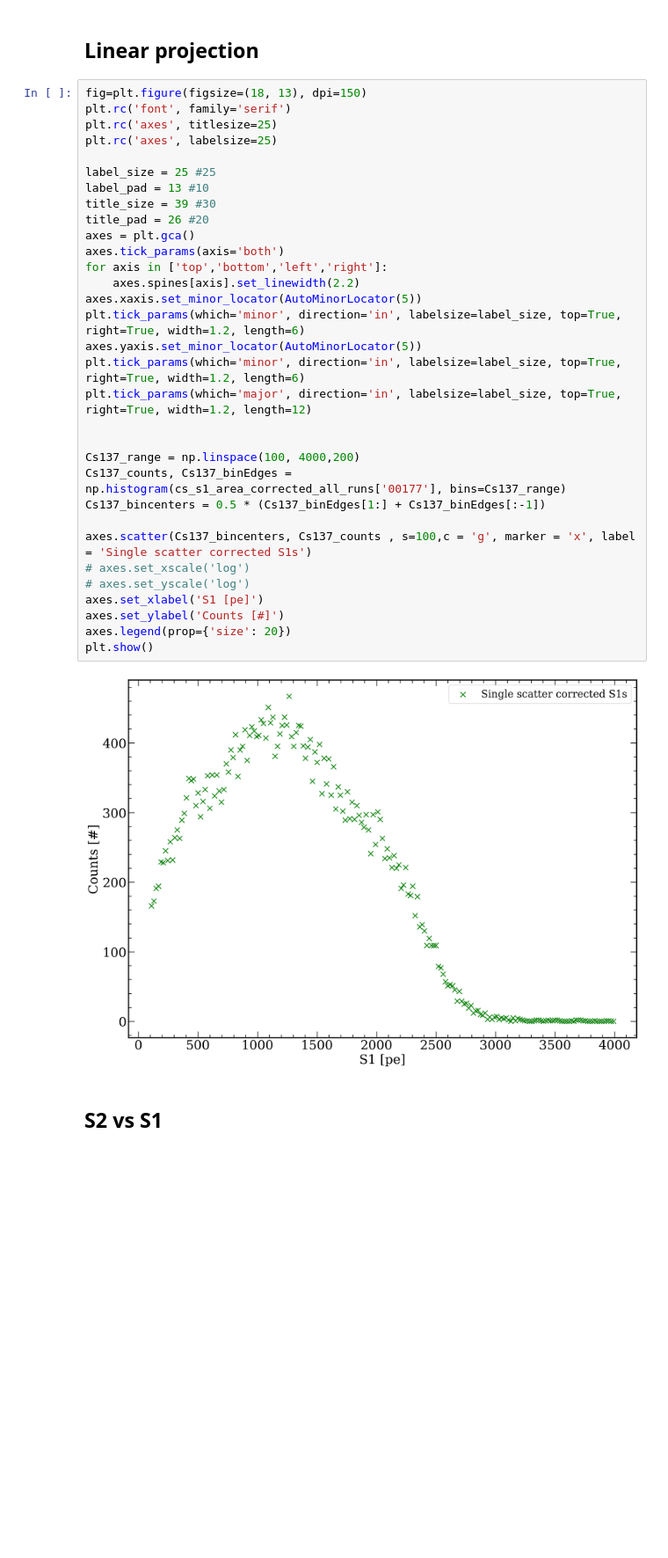
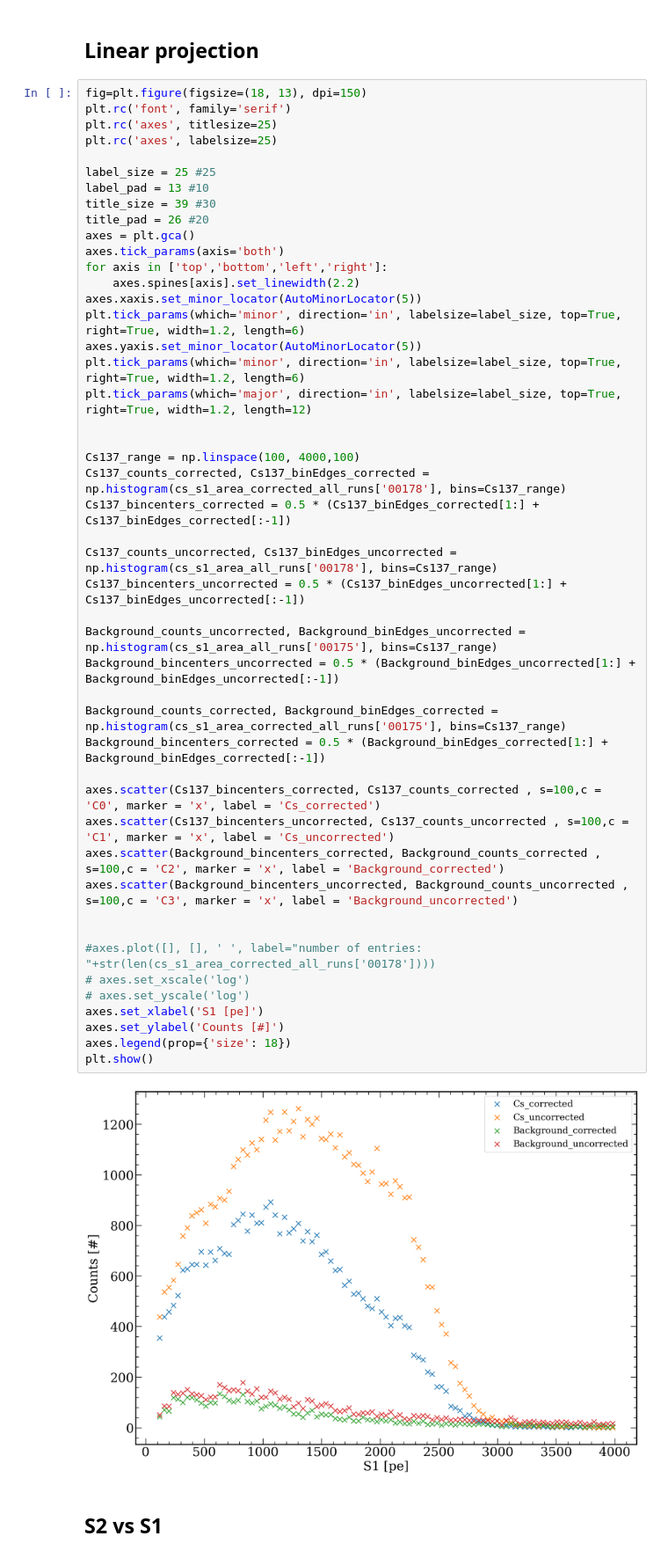
Before and after one commit to AG-Schumann/xebra_scripts, a Jupyter notebook: strax_analysis/First_look_into_cs_background_discrimination.ipynb, the cells around one changed output. Shown at 88% size. Drawn from its saved outputs; the diff is of its cells as text; blank space fills up the shorter version.

```diff
--- a/strax_analysis/First_look_into_cs_background_discrimination.ipynb
+++ b/strax_analysis/First_look_into_cs_background_discrimination.ipynb
@@ -430,37 +534,52 @@ plt.show()
 # %%
 fig=plt.figure(figsize=(18, 13), dpi=150)
 plt.rc('font', family='serif')
 plt.rc('axes', titlesize=25)
 plt.rc('axes', labelsize=25)
 
 label_size = 25 #25
 label_pad = 13 #10
 title_size = 39 #30
 title_pad = 26 #20
 axes = plt.gca()
 axes.tick_params(axis='both')
 for axis in ['top','bottom','left','right']:
     axes.spines[axis].set_linewidth(2.2)
 axes.xaxis.set_minor_locator(AutoMinorLocator(5))
 plt.tick_params(which='minor', direction='in', labelsize=label_size, top=True, right=True, width=1.2, length=6)
 axes.yaxis.set_minor_locator(AutoMinorLocator(5))
 plt.tick_params(which='minor', direction='in', labelsize=label_size, top=True, right=True, width=1.2, length=6)
 plt.tick_params(which='major', direction='in', labelsize=label_size, top=True, right=True, width=1.2, length=12)
 
 
-Cs137_range = np.linspace(100, 4000,200)
-Cs137_counts, Cs137_binEdges = np.histogram(cs_s1_area_corrected_all_runs['00177'], bins=Cs137_range)
-Cs137_bincenters = 0.5 * (Cs137_binEdges[1:] + Cs137_binEdges[:-1])
+Cs137_range = np.linspace(100, 4000,100)
+Cs137_counts_corrected, Cs137_binEdges_corrected = np.histogram(cs_s1_area_corrected_all_runs['00178'], bins=Cs137_range)
+Cs137_bincenters_corrected = 0.5 * (Cs137_binEdges_corrected[1:] + Cs137_binEdges_corrected[:-1])
 
-axes.scatter(Cs137_bincenters, Cs137_counts , s=100,c = 'g', marker = 'x', label = 'Single scatter corrected S1s')
+Cs137_counts_uncorrected, Cs137_binEdges_uncorrected = np.histogram(cs_s1_area_all_runs['00178'], bins=Cs137_range)
+Cs137_bincenters_uncorrected = 0.5 * (Cs137_binEdges_uncorrected[1:] + Cs137_binEdges_uncorrected[:-1])
+
+Background_counts_uncorrected, Background_binEdges_uncorrected = np.histogram(cs_s1_area_all_runs['00175'], bins=Cs137_range)
+Background_bincenters_uncorrected = 0.5 * (Background_binEdges_uncorrected[1:] + Background_binEdges_uncorrected[:-1])
+
+Background_counts_corrected, Background_binEdges_corrected = np.histogram(cs_s1_area_corrected_all_runs['00175'], bins=Cs137_range)
+Background_bincenters_corrected = 0.5 * (Background_binEdges_corrected[1:] + Background_binEdges_corrected[:-1])
+
+axes.scatter(Cs137_bincenters_corrected, Cs137_counts_corrected , s=100,c = 'C0', marker = 'x', label = 'Cs_corrected')
+axes.scatter(Cs137_bincenters_uncorrected, Cs137_counts_uncorrected , s=100,c = 'C1', marker = 'x', label = 'Cs_uncorrected')
+axes.scatter(Background_bincenters_corrected, Background_counts_corrected , s=100,c = 'C2', marker = 'x', label = 'Background_corrected')
+axes.scatter(Background_bincenters_uncorrected, Background_counts_uncorrected , s=100,c = 'C3', marker = 'x', label = 'Background_uncorrected')
+
+
+#axes.plot([], [], ' ', label="number of entries: "+str(len(cs_s1_area_corrected_all_runs['00178'])))
 # axes.set_xscale('log')
 # axes.set_yscale('log')
 axes.set_xlabel('S1 [pe]')
 axes.set_ylabel('Counts [#]')
-axes.legend(prop={'size': 20})
+axes.legend(prop={'size': 18})
 plt.show()
 # %% [output]
-[figure, old version]
+[figure, new version]
 # %% [markdown]
 ## S2 vs S1
 # %%
```
Also changed, not shown: parts of 14 cells of this notebook, 2 other files.
